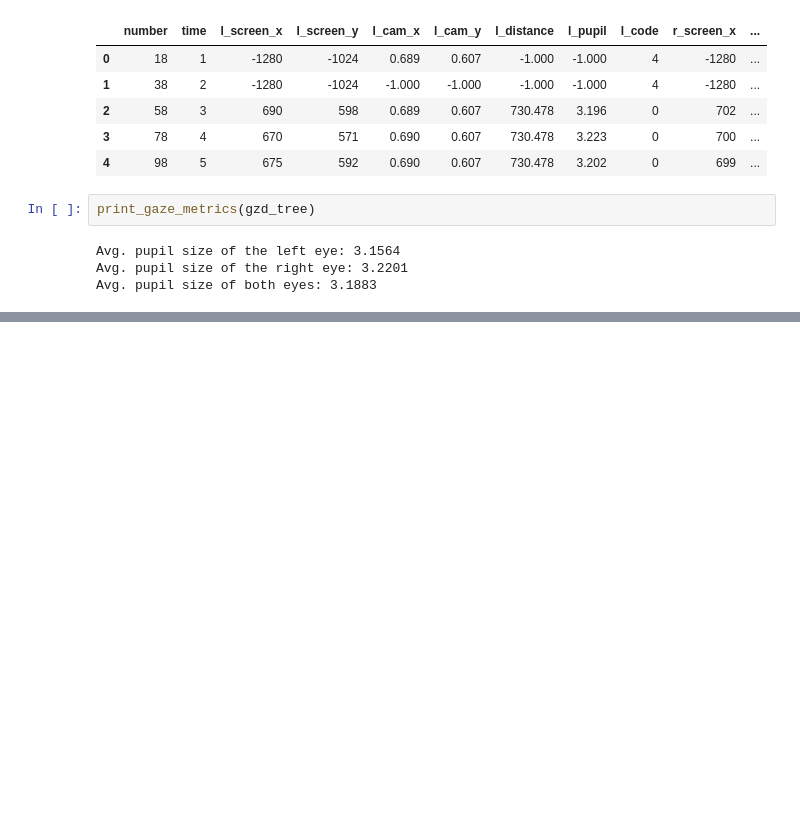
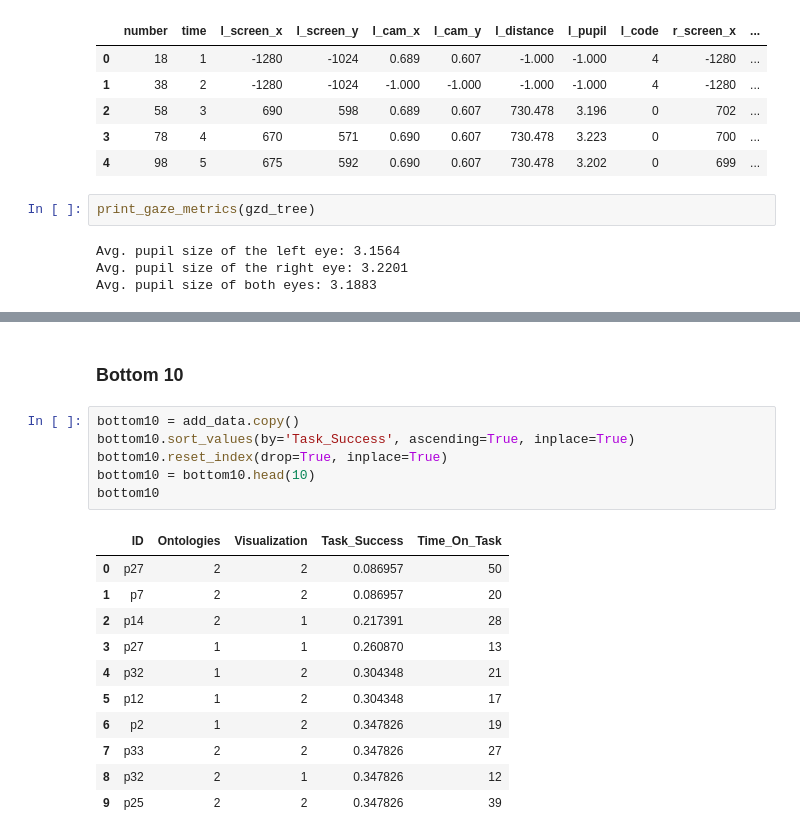
Before and after one commit to isaac-co/eyegaze-visualization, a Jupyter notebook: eygaze-metrics.ipynb, the cells around one changed output, grey strips where cells are left out. Drawn from its saved outputs; the diff is of its cells as text; blank space fills up the shorter version.

Commit message:
Added top10/bottom10 analysis

```diff
--- a/eygaze-metrics.ipynb
+++ b/eygaze-metrics.ipynb
@@ -384,0 +440,20 @@ Avg. pupil size of both eyes: 3.1883
+# %% [markdown]
+### Bottom 10
+# %%
+bottom10 = add_data.copy()
+bottom10.sort_values(by='Task_Success', ascending=True, inplace=True)
+bottom10.reset_index(drop=True, inplace=True)
+bottom10 = bottom10.head(10)
+bottom10
+# %% [output]
+|  | ID | Ontologies | Visualization | Task_Success | Time_On_Task |
+| 0 | p27 | 2 | 2 | 0.086957 | 50 |
+| 1 | p7 | 2 | 2 | 0.086957 | 20 |
+| 2 | p14 | 2 | 1 | 0.217391 | 28 |
+| 3 | p27 | 1 | 1 | 0.260870 | 13 |
+| 4 | p32 | 1 | 2 | 0.304348 | 21 |
+| 5 | p12 | 1 | 2 | 0.304348 | 17 |
+| 6 | p2 | 1 | 2 | 0.347826 | 19 |
+| 7 | p33 | 2 | 2 | 0.347826 | 27 |
+| 8 | p32 | 2 | 1 | 0.347826 | 12 |
+| 9 | p25 | 2 | 2 | 0.347826 | 39 |
```
Also changed, not shown: parts of 11 cells of this notebook.
